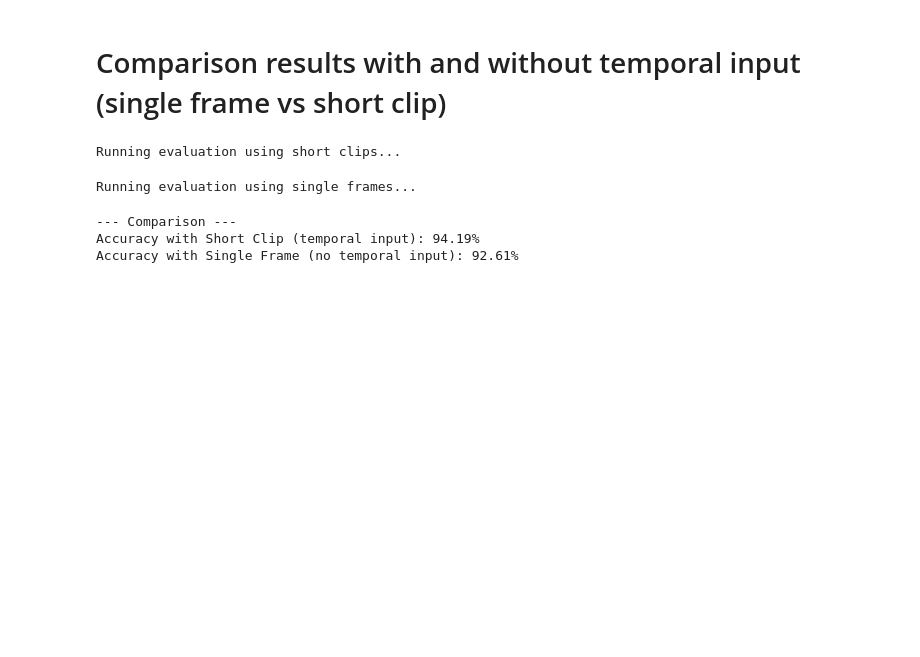
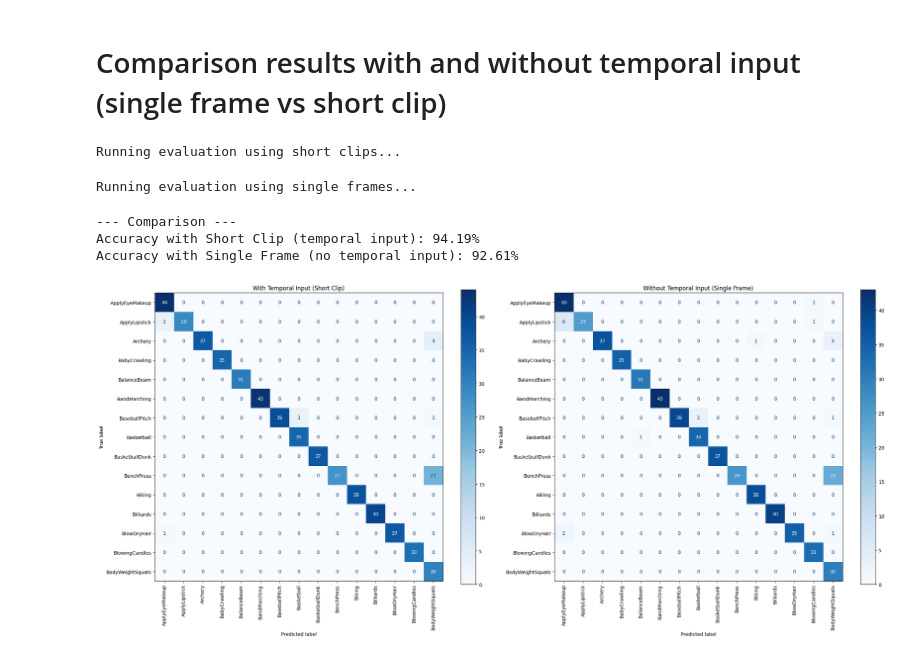
Before and after one commit to liswahyuni/Action-RecognitionVLM, a Jupyter notebook: ActionRecognition.ipynb, the cells around one changed output. Drawn from its saved outputs; the diff is of its cells as text; code cells hidden in the pictures; blank space fills up the shorter version.

```diff
--- a/ActionRecognition.ipynb
+++ b/ActionRecognition.ipynb
@@ -1324,3 +1324,23 @@ Running evaluation using single frames...
 --- Comparison ---
 Accuracy with Short Clip (temporal input): 94.19%
 Accuracy with Single Frame (no temporal input): 92.61%
+# %%
+# Create a figure with two subplots, side by side
+fig, axes = plt.subplots(1, 2, figsize=(24, 10))
+
+# --- Matrix 1: With Temporal Input (Short Clip) ---
+cm_clip = confusion_matrix(clip_labels, clip_preds, labels=np.arange(len(CLASSES)))
+disp_clip = ConfusionMatrixDisplay(confusion_matrix=cm_clip, display_labels=CLASSES)
+disp_clip.plot(ax=axes[0], xticks_rotation='vertical', cmap='Blues')
+axes[0].set_title('With Temporal Input (Short Clip)')
+
+# --- Matrix 2: Without Temporal Input (Single Frame) ---
+cm_frame = confusion_matrix(frame_labels, frame_preds, labels=np.arange(len(CLASSES)))
+disp_frame = ConfusionMatrixDisplay(confusion_matrix=cm_frame, display_labels=CLASSES)
+disp_frame.plot(ax=axes[1], xticks_rotation='vertical', cmap='Blues')
+axes[1].set_title('Without Temporal Input (Single Frame)')
+
+plt.tight_layout()
+plt.show()
+# %% [output]
+[figure, added]
```
Also changed, not shown: parts of 1 cell of this notebook, 3 other files.
